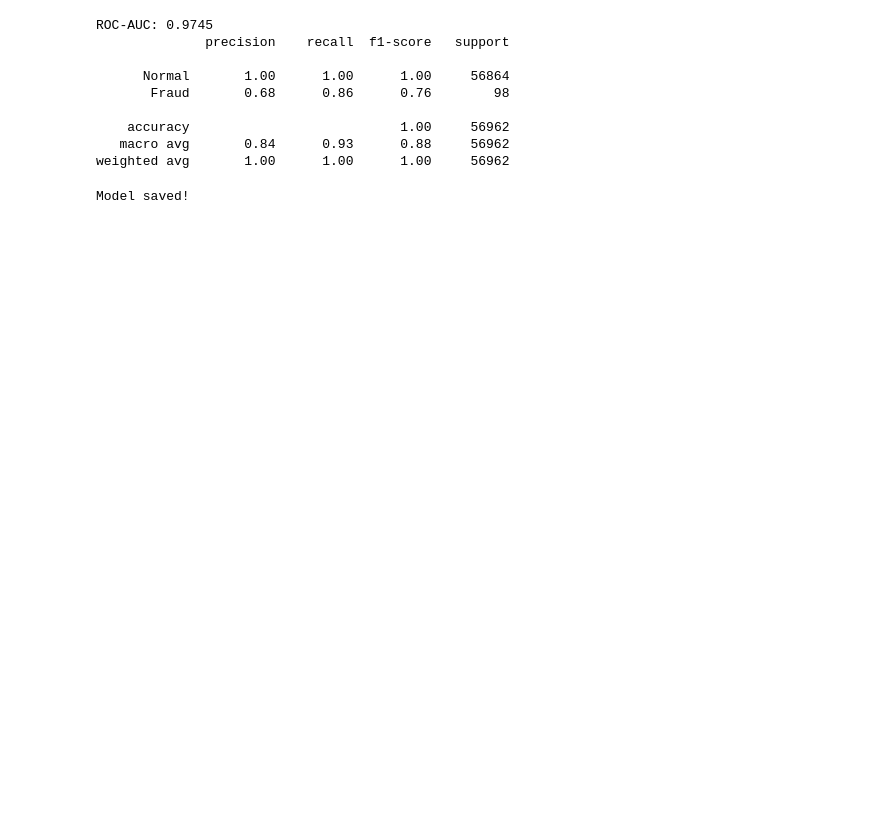
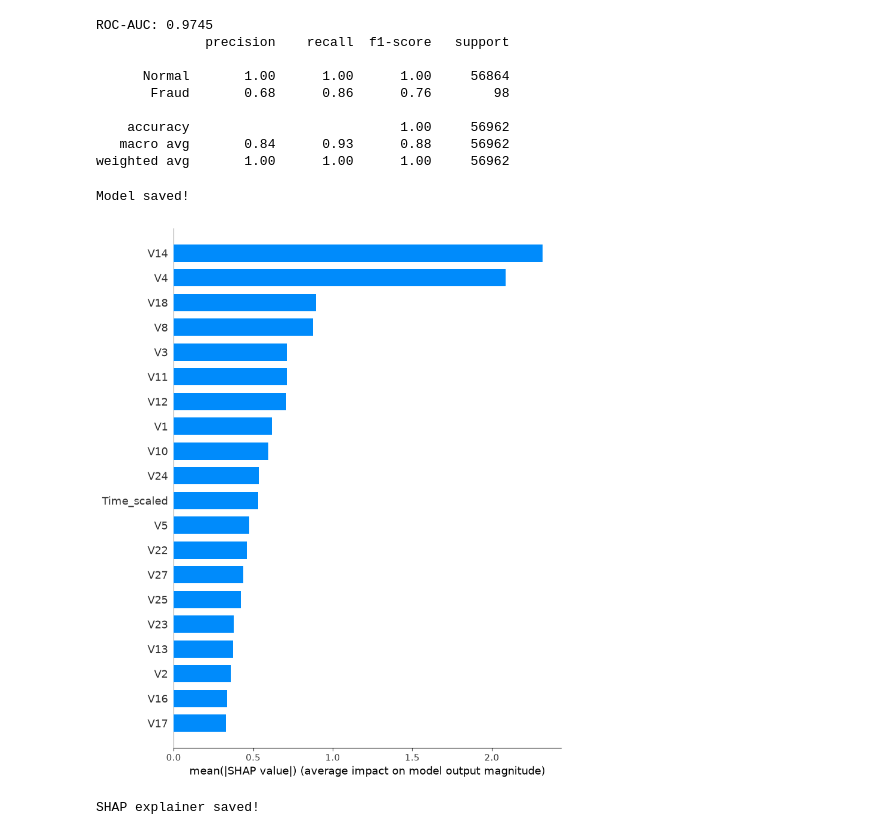
Before and after one commit to richardvanuella/fraud-detection-system, a Jupyter notebook: notebooks/02_modeling.ipynb, the cells around one changed output. Saved outputs shown, nothing was run; the diff lists cells and outputs as text; code cells hidden in the pictures; blank space fills up the shorter version.

Commit message:
feat: add feature importance explanation on dashboard

```diff
--- a/notebooks/02_modeling.ipynb
+++ b/notebooks/02_modeling.ipynb
@@ -134,3 +134,25 @@ joblib.dump(scaler, '../models/scaler.pkl')
 print("Model saved!")
 # %% [output]
 Model saved!
+# %%
+import shap
+
+# Buat SHAP explainer
+explainer = shap.TreeExplainer(models['XGBoost'])
+
+# Ambil sample kecil dari test set buat visualisasi
+X_sample = X_test.sample(100, random_state=42)
+shap_values = explainer.shap_values(X_sample)
+
+# Summary plot — fitur mana yang paling berpengaruh
+shap.summary_plot(shap_values, X_sample, plot_type="bar", show=True)
+# %% [output]
+[figure, added]
+# %%
+import joblib
+
+# Simpan explainer
+joblib.dump(explainer, '../models/shap_explainer.pkl')
+print("SHAP explainer saved!")
+# %% [output]
+SHAP explainer saved!
```
Also changed, not shown: parts of 1 cell of this notebook, 3 other files.
